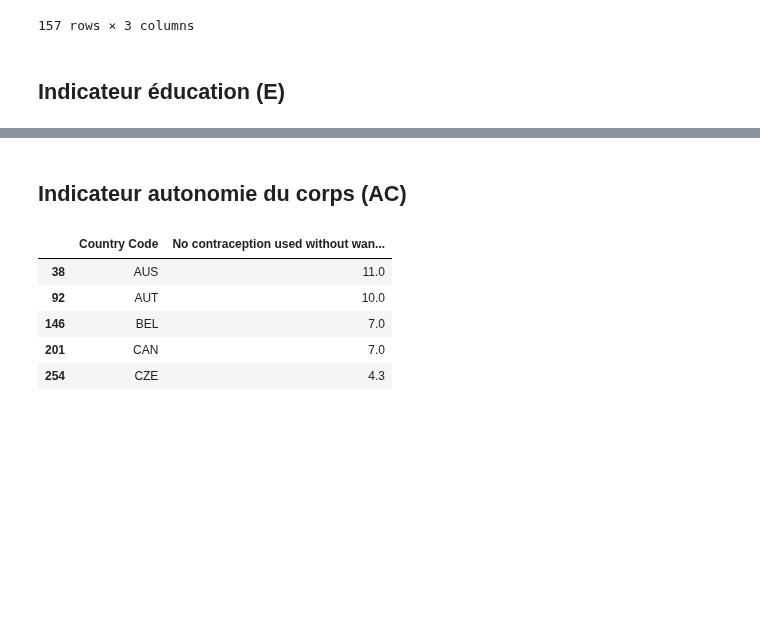
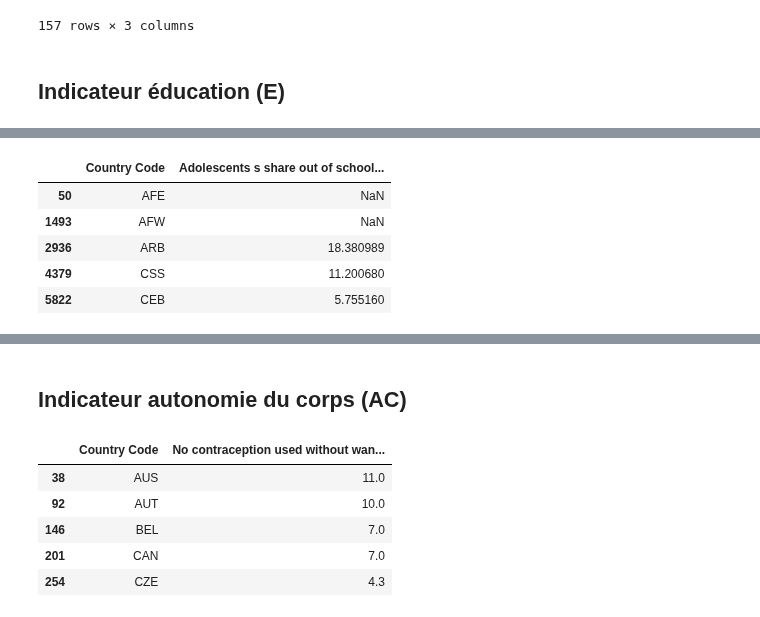
Before and after one commit to cmllbll/Gender-Inequalities-and-Development, a Jupyter notebook: création base de données.ipynb, the cells around one changed output, grey strips where cells are left out. Saved outputs shown, nothing was run; the diff lists cells and outputs as text; code cells hidden in the pictures; blank space fills up the shorter version.

```diff
--- a/création base de données.ipynb
+++ b/création base de données.ipynb
@@ -202,0 +204,12 @@ df_ressources_eco
+# %%
+df_descolariation = df_bm2[df_bm2['Indicator Code']=="SE.SEC.UNER.LO.FE.ZS"]
+df_descolariation = df_descolariation[["Country Code", "2019"]]
+df_descolariation.rename(columns={'2019': 'Adolescents s share out of school, female' }, inplace=True)
+df_descolariation.head(5)
+# %% [output]
+|  | Country Code | Adolescents s share out of school... |
+| 50 | AFE | NaN |
+| 1493 | AFW | NaN |
+| 2936 | ARB | 18.380989 |
+| 4379 | CSS | 11.200680 |
+| 5822 | CEB | 5.755160 |
```
Also changed, not shown: parts of 8 cells of this notebook.
